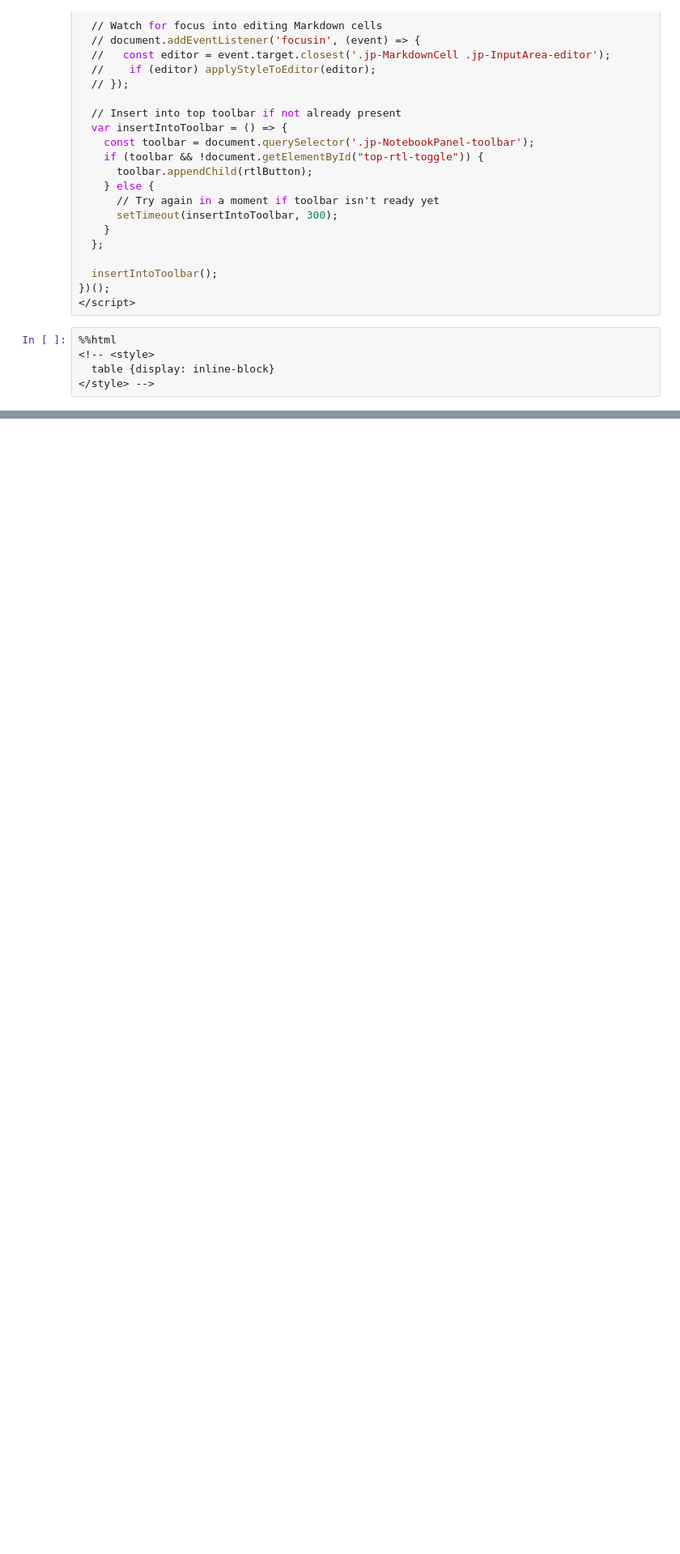
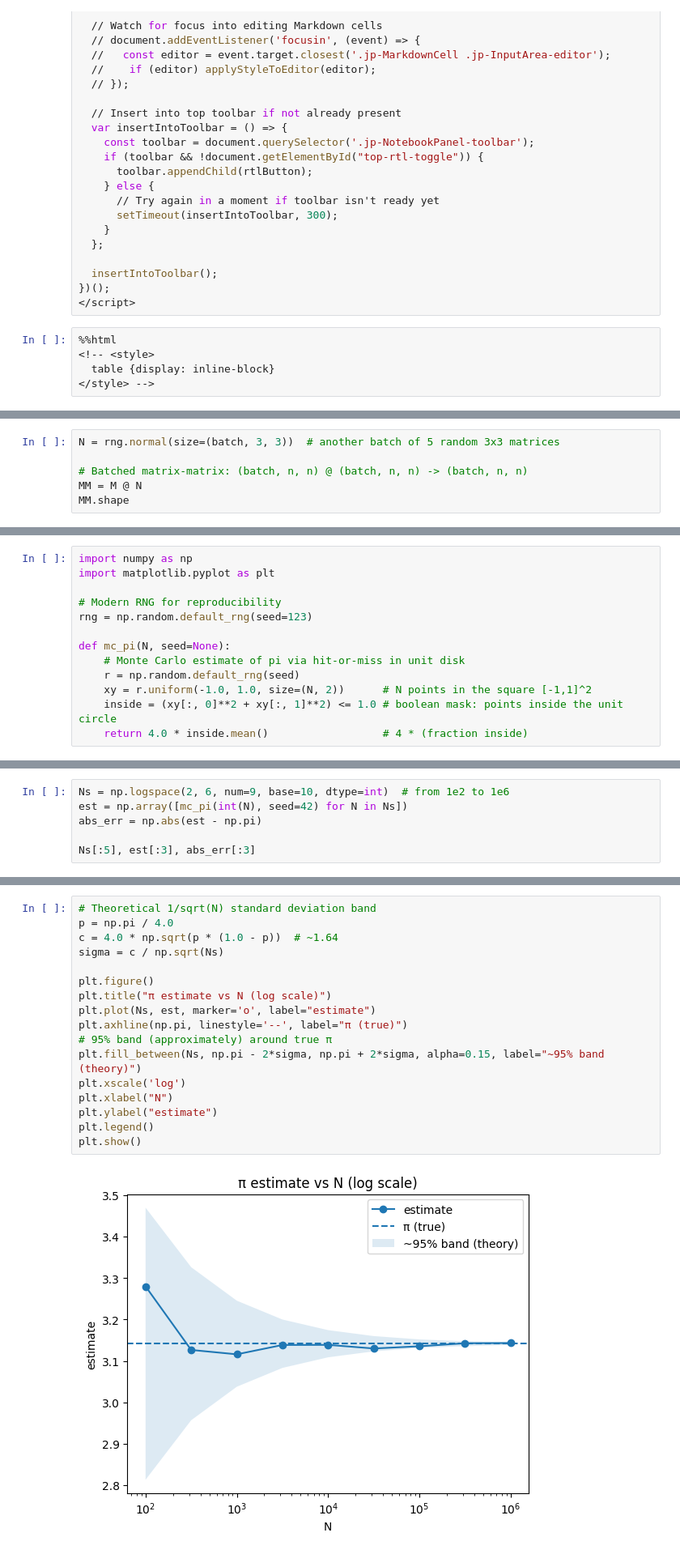
Before and after one commit to artumek-tau/computers-for-physics, a Jupyter notebook: _sources/9_week.ipynb, the cells around one changed output, grey strips where cells are left out. Shown at 81% size. Drawn from its saved outputs; the diff is of its cells as text; blank space fills up the shorter version.

```diff
--- a/_sources/9_week.ipynb
+++ b/_sources/9_week.ipynb
@@ -1769,0 +244,6 @@ print(f"Estimated Q ~ {Q_hat:.2f}")
+# %%
+N = rng.normal(size=(batch, 3, 3))  # another batch of 5 random 3x3 matrices
+
+# Batched matrix-matrix: (batch, n, n) @ (batch, n, n) -> (batch, n, n)
+MM = M @ N
+MM.shape
@@ -1769,0 +1197,13 @@ print(f"Estimated Q ~ {Q_hat:.2f}")
+# %%
+import numpy as np
+import matplotlib.pyplot as plt
+
+# Modern RNG for reproducibility
+rng = np.random.default_rng(seed=123)
+
+def mc_pi(N, seed=None):
+    # Monte Carlo estimate of pi via hit-or-miss in unit disk
+    r = np.random.default_rng(seed)
+    xy = r.uniform(-1.0, 1.0, size=(N, 2))      # N points in the square [-1,1]^2
+    inside = (xy[:, 0]**2 + xy[:, 1]**2) <= 1.0 # boolean mask: points inside the unit circle
+    return 4.0 * inside.mean()                  # 4 * (fraction inside)
@@ -1769,0 +1213,6 @@ print(f"Estimated Q ~ {Q_hat:.2f}")
+# %%
+Ns = np.logspace(2, 6, num=9, base=10, dtype=int)  # from 1e2 to 1e6
+est = np.array([mc_pi(int(N), seed=42) for N in Ns])
+abs_err = np.abs(est - np.pi)
+
+Ns[:5], est[:3], abs_err[:3]
@@ -1769,0 +1251,19 @@ print(f"Estimated Q ~ {Q_hat:.2f}")
+# %%
+# Theoretical 1/sqrt(N) standard deviation band
+p = np.pi / 4.0
+c = 4.0 * np.sqrt(p * (1.0 - p))  # ~1.64
+sigma = c / np.sqrt(Ns)
+
+plt.figure()
+plt.title("π estimate vs N (log scale)")
+plt.plot(Ns, est, marker='o', label="estimate")
+plt.axhline(np.pi, linestyle='--', label="π (true)")
+# 95% band (approximately) around true π
+plt.fill_between(Ns, np.pi - 2*sigma, np.pi + 2*sigma, alpha=0.15, label="~95% band (theory)")
+plt.xscale('log')
+plt.xlabel("N")
+plt.ylabel("estimate")
+plt.legend()
+plt.show()
+# %% [output]
+[figure, added]
```
Also changed, not shown: parts of 155 cells of this notebook, 52 other files.
